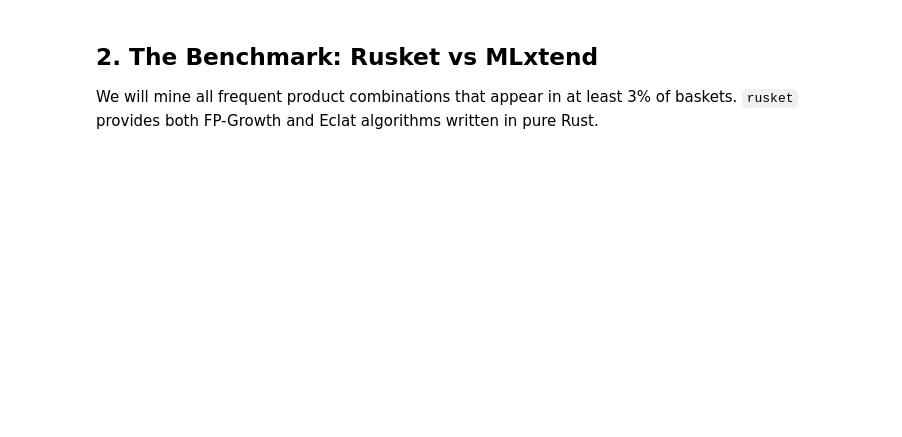
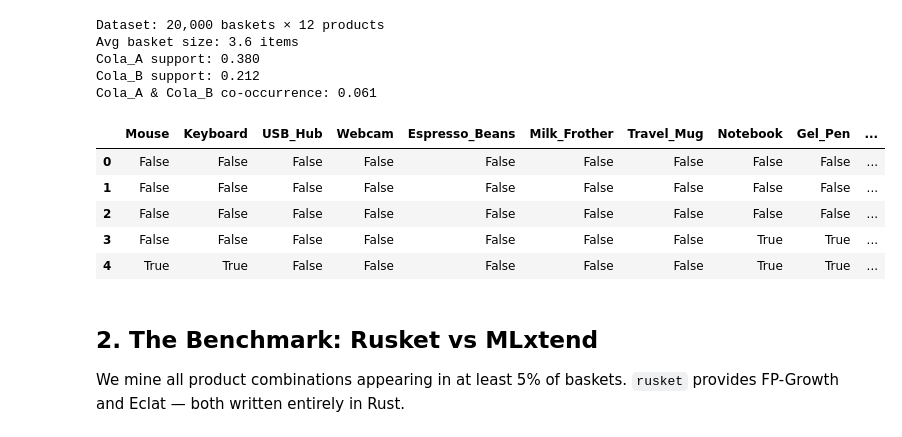
Before and after one commit to bmsuisse/rusket, a Jupyter notebook: notebooks/1_online_retail_basket_analysis.ipynb, the cells around one changed output. Drawn from its saved outputs; the diff is of its cells as text; code cells hidden in the pictures; blank space fills up the shorter version.

```diff
--- a/notebooks/1_online_retail_basket_analysis.ipynb
+++ b/notebooks/1_online_retail_basket_analysis.ipynb
@@ -40,4 +42,82 @@ Dataset shape: (150000, 500)
+# %%
+def generate_basket_data(n_transactions: int = 20_000, seed: int = 42) -> pd.DataFrame:
+    """
+    Segment-based basket generator with realistic co-purchase correlations.
+
+    Three segments create strong *positive* correlations (high lift).
+    Two competing cola brands are *negatively* correlated (lift ≈ 0.76, substitutes).
+    """
+    rng = np.random.default_rng(seed)
+    n = n_transactions
+
+    cols = [
+        # Tech accessories cluster
+        "Mouse",
+        "Keyboard",
+        "USB_Hub",
+        "Webcam",
+        # Barista / coffee cluster
+        "Espresso_Beans",
+        "Milk_Frother",
+        "Travel_Mug",
+        # Home-office cluster
+        "Notebook",
+        "Gel_Pen",
+        "Highlighter",
+        # Competing brands — negative correlation
+        "Cola_A",
+        "Cola_B",
+    ]
+    df = pd.DataFrame(False, index=range(n), columns=cols)
+
+    # Tech buyers (40%) cluster
+    seg = rng.random(n) < 0.40
+    for p in ["Mouse", "Keyboard", "USB_Hub", "Webcam"]:
+        df.loc[seg, p] = rng.random(seg.sum()) < 0.75
+
+    # Coffee buyers (35%) cluster
+    seg = rng.random(n) < 0.35
+    for p in ["Espresso_Beans", "Milk_Frother", "Travel_Mug"]:
+        df.loc[seg, p] = rng.random(seg.sum()) < 0.78
+
+    # Home-office buyers (45%) cluster
+    seg = rng.random(n) < 0.45
+    for p in ["Notebook", "Gel_Pen", "Highlighter"]:
+        df.loc[seg, p] = rng.random(seg.sum()) < 0.72
+
+    # Substitutes: Cola_A is popular (~38%)
+    # Cola_B can appear with A at only 16% probability → co-occurrence ~6%
+    # Independence would predict ~8% → lift ≈ 0.76
+    a_mask = rng.random(n) < 0.38
+    b_with_a = a_mask & (rng.random(n) < 0.16)
+    b_only = (~a_mask) & (rng.random(n) < 0.24)
+    df["Cola_A"] = a_mask
+    df["Cola_B"] = b_with_a | b_only
+
+    return df
+
+
+df = generate_basket_data(n_transactions=20_000)
+print(f"Dataset: {df.shape[0]:,} baskets × {df.shape[1]} products")
+print(f"Avg basket size: {df.sum(axis=1).mean():.1f} items")
+print(f"Cola_A support: {df['Cola_A'].mean():.3f}")
+print(f"Cola_B support: {df['Cola_B'].mean():.3f}")
+print(f"Cola_A & Cola_B co-occurrence: {(df['Cola_A'] & df['Cola_B']).mean():.3f}")
+df.head(5)
+# %% [output]
+Dataset: 20,000 baskets × 12 products
+Avg basket size: 3.6 items
+Cola_A support: 0.380
+Cola_B support: 0.212
+Cola_A & Cola_B co-occurrence: 0.061
+|  | Mouse | Keyboard | USB_Hub | Webcam | Espresso_Beans | Milk_Frother | Travel_Mug | Notebook | Gel_Pen | ... |
+| 0 | False | False | False | False | False | False | False | False | False | ... |
+| 1 | False | False | False | False | False | False | False | False | False | ... |
+| 2 | False | False | False | False | False | False | False | False | False | ... |
+| 3 | False | False | False | False | False | False | False | True | True | ... |
+| 4 | True | True | False | False | False | False | False | True | True | ... |
 # %% [markdown]
 ## 2. The Benchmark: Rusket vs MLxtend
-We will mine all frequent product combinations that appear in at least 3% of baskets. `rusket` provides both FP-Growth and Eclat algorithms written in pure Rust.
+
+We mine all product combinations appearing in at least 5% of baskets. `rusket` provides FP-Growth and Eclat — both written entirely in Rust.
 # %%
```
Also changed, not shown: parts of 19 cells of this notebook, 27 other files.
